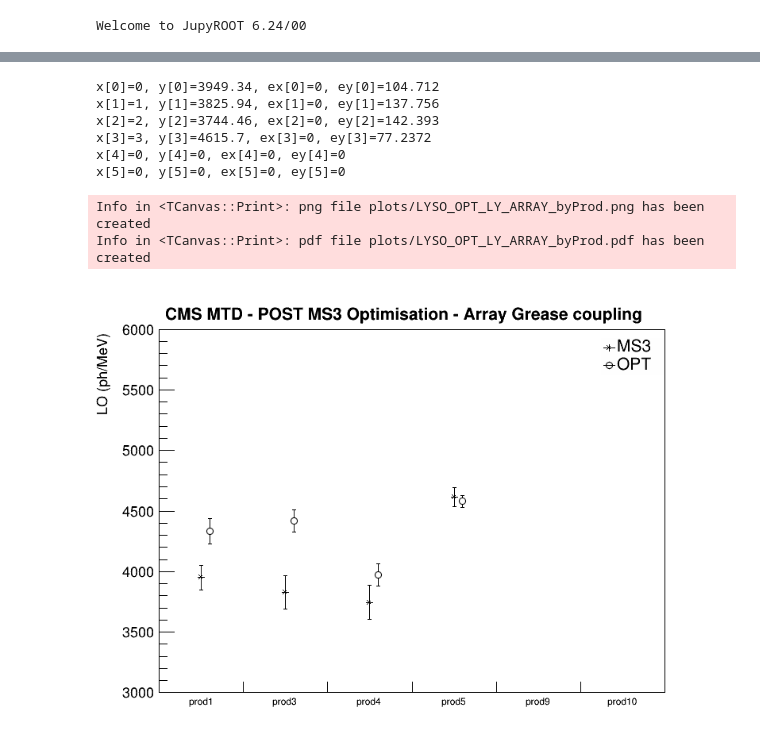
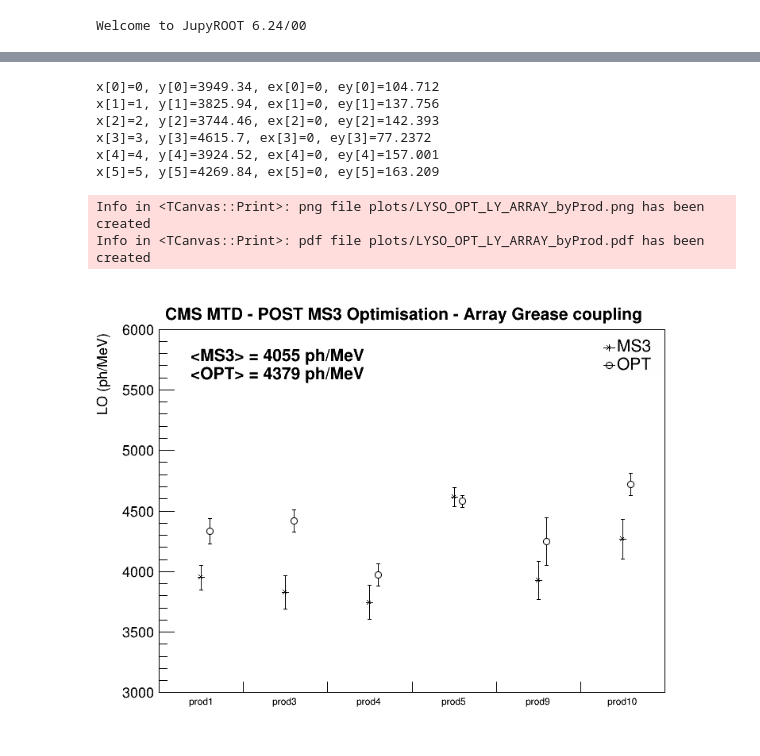
Before and after one commit to cquarant/LO_analysis, a Jupyter notebook: LYSO_OPT_array.ipynb, the cells around one changed output, grey strips where cells are left out. Drawn from its saved outputs; the diff is of its cells as text; code cells hidden in the pictures.

```diff
--- a/LYSO_OPT_array.ipynb
+++ b/LYSO_OPT_array.ipynb
@@ -10,6 +12,8 @@ g={}
 for tag in ['MS3','OPT']:
     for t in ['lyAbs','lyNorm','tau','lyDT']:
         g['%s_%s_PMT'%(t,tag)]=files['PMT'].Get('%s_%s'%(t,tag))
+g['LY_MS3_DRY']=files['MS3_DRY'].Get('ly_array')
+g['LY_OPT_DRY']=files['OPT_DRY'].Get('LY_OPT_DRY')
 # %%
 arrays={}
 arrays['MS3']={
@@ -17,6 +21,8 @@ arrays['MS3']={
     586:{'file':'data/tree_FirstRun006096_LastRun006099_ARRAY000586_OVSCAN_SUMMARY.root','prod':3},
     708:{'file':'data/tree_FirstRun006108_LastRun006111_ARRAY000708_OVSCAN_SUMMARY.root','prod':4},
     531:{'file':'data/tree_FirstRun006120_LastRun006123_ARRAY000531_OVSCAN_SUMMARY.root','prod':5},
+    606:{'file':'data/tree_FirstRun006134_LastRun006137_ARRAY000606_OVSCAN_SUMMARY.root','prod':9},
+    481:{'file':'data/tree_FirstRun006152_LastRun006155_ARRAY000481_OVSCAN_SUMMARY.root','prod':10},
 }
 
 arrays['OPT']={
@@ -24,6 +30,8 @@ arrays['OPT']={
     805:{'file':'data/tree_FirstRun006102_LastRun006105_ARRAY000805_OVSCAN_SUMMARY.root','prod':3},
     799:{'file':'data/tree_FirstRun006114_LastRun006117_ARRAY000799_OVSCAN_SUMMARY.root','prod':4},
     800:{'file':'data/tree_FirstRun006126_LastRun006129_ARRAY000800_OVSCAN_SUMMARY.root','prod':5},
+    803:{'file':'data/tree_FirstRun006146_LastRun006149_ARRAY000803_OVSCAN_SUMMARY.root','prod':9},
+    796:{'file':'data/tree_FirstRun006158_LastRun006161_ARRAY000796_OVSCAN_SUMMARY.root','prod':10}
 }
 
 map_prod={
@@ -71,0 +92,14 @@ for tag in ['MS3','OPT']:
+# %%
+g['relGain_LY_OPT']=R.TGraphErrors(6)
+for v,iv in map_prod.items():
+    ly_arr_opt=g['LY_OPT'].GetY()[iv]
+    ly_arr_ms3=g['LY_MS3'].GetY()[iv]
+    if (v!=9):
+        ly_pmt_opt=g['lyNorm_OPT_PMT'].GetY()[iv]
+    else:
+        ly_pmt_opt=g['lyNorm_MS3_PMT'].GetY()[iv]
+    ly_pmt_ms3=g['lyNorm_MS3_PMT'].GetY()[iv]
+    if (ly_arr_ms3>0 and ly_arr_opt>0):
+        g['relGain_LY_OPT'].SetPoint(iv,iv,(ly_arr_opt/ly_pmt_opt)/(ly_arr_ms3/ly_pmt_ms3))
+        g['relGain_LY_OPT'].SetPointError(iv,0,0.07)
+g['relGain_LY_OPT'].Print()
@@ -71,0 +155,18 @@ for tag in ['MS3','OPT']:
+# %%
+g['rel_OPT_DRY_GREASE']=R.TGraphErrors(6)
+
+for v,iv in map_prod.items():
+    ly_arr_grease=g['LY_OPT'].GetY()[iv]/g['LY_OPT'].GetY()[0]
+    ly_arr_dry=g['LY_OPT_DRY'].GetY()[iv]/g['LY_OPT_DRY'].GetY()[0]
+    if (ly_arr_grease>0 and ly_arr_dry>0):
+        g['rel_OPT_DRY_GREASE'].SetPoint(iv,ly_arr_grease,ly_arr_dry)
+        g['rel_OPT_DRY_GREASE'].SetPointError(iv,0.03,0.03)
+g['rel_OPT_DRY_GREASE'].Print()
+
+g['LY_DRY_GREASE_OPT']=R.TGraphErrors(6)
+for v,iv in map_prod.items():
+    ly_arr_grease=g['LY_OPT'].GetY()[iv]/g['LY_OPT_DRY'].GetY()[iv]
+    if (ly_arr_grease>0):
+        g['LY_DRY_GREASE_OPT'].SetPoint(iv,iv,ly_arr_grease)
+        g['LY_DRY_GREASE_OPT'].SetPointError(iv,0.03,0.03)
+g['LY_DRY_GREASE_OPT'].Print()
@@ -88,27 +207,29 @@ for k in ['MS3','OPT']:
 # %%
 l.Clear()
 g['LY_MS3'].Print()
 g['LY_MS3'].Draw("AP*")
 l.AddEntry(g['LY_MS3'],"MS3","PL")
 g['LY_MS3'].GetHistogram().GetYaxis().SetLimits(3000,6000)
 g['LY_MS3'].GetHistogram().GetYaxis().SetRangeUser(3000,6000)
 g['LY_MS3'].GetHistogram().GetYaxis().SetTitle("LO (ph/MeV)")
 g['LY_OPT'].SetMarkerStyle(24)
 g['LY_OPT'].SetMarkerSize(1.2)
 l.AddEntry(g['LY_OPT'],"OPT","PL")
 g['LY_OPT'].Draw("PSAME")
 l.Draw()
 tL.DrawLatexNDC(0.11,0.92,'CMS MTD - POST MS3 Optimisation - Array Grease coupling')
+tL.DrawLatexNDC(0.15,0.83,'<MS3> = %.0f ph/MeV'%R.TMath.Mean(6,g['LY_MS3'].GetY()))
+tL.DrawLatexNDC(0.15,0.79,'<OPT> = %.0f ph/MeV'%R.TMath.Mean(6,g['LY_OPT'].GetY()))
 c1.Draw()
 for ext in ['png','pdf']:
     c1.SaveAs('plots/LYSO_OPT_LY_ARRAY_byProd.%s'%ext)
 # %% [output]
 x[0]=0, y[0]=3949.34, ex[0]=0, ey[0]=104.712
 x[1]=1, y[1]=3825.94, ex[1]=0, ey[1]=137.756
 x[2]=2, y[2]=3744.46, ex[2]=0, ey[2]=142.393
 x[3]=3, y[3]=4615.7, ex[3]=0, ey[3]=77.2372
-x[4]=0, y[4]=0, ex[4]=0, ey[4]=0
-x[5]=0, y[5]=0, ex[5]=0, ey[5]=0
+x[4]=4, y[4]=3924.52, ex[4]=0, ey[4]=157.001
+x[5]=5, y[5]=4269.84, ex[5]=0, ey[5]=163.209
 Info in <TCanvas::Print>: png file plots/LYSO_OPT_LY_ARRAY_byProd.png has been created
 Info in <TCanvas::Print>: pdf file plots/LYSO_OPT_LY_ARRAY_byProd.pdf has been created
-[figure, old version]
+[figure, new version]
```
Also changed, not shown: parts of 16 cells of this notebook, 4 other files.
